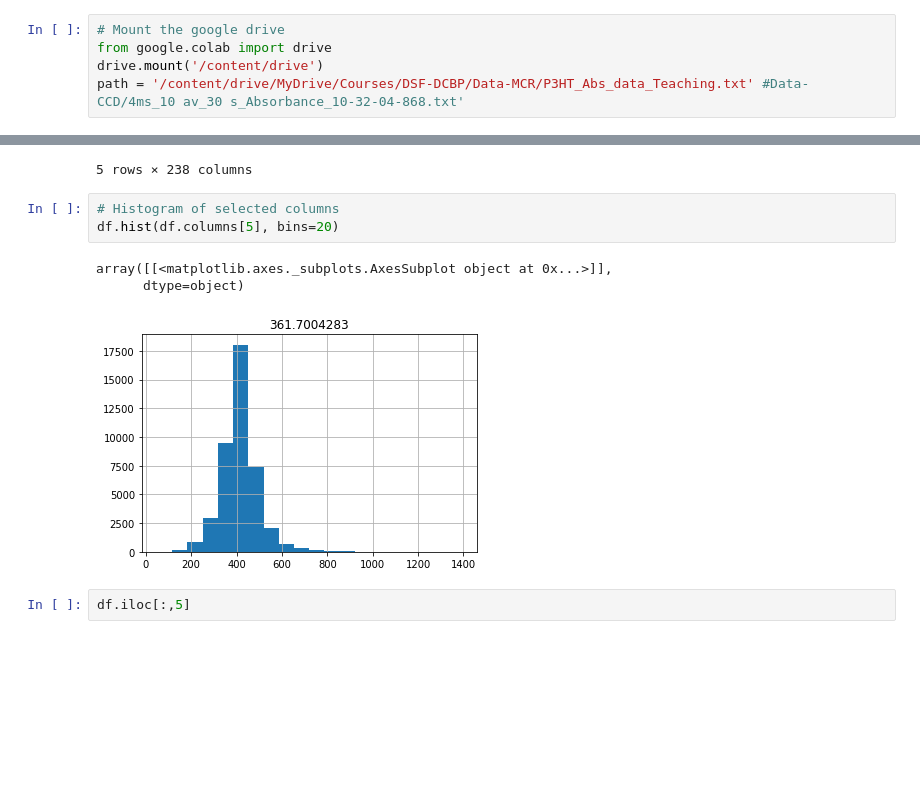
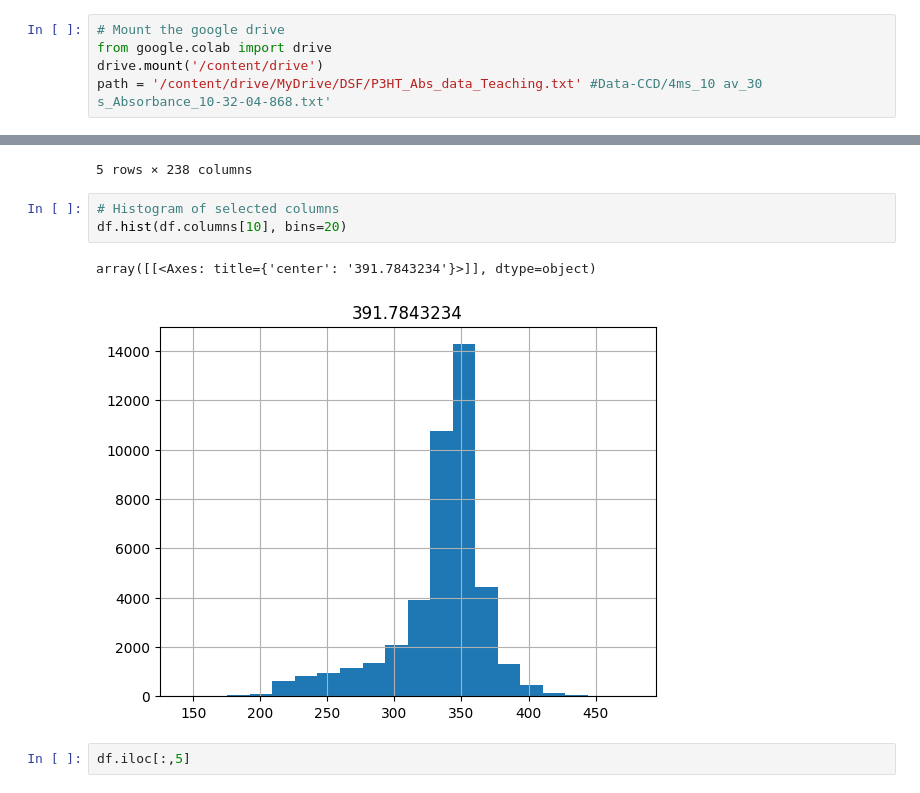
Before and after one commit to studerlukas/Studer-Lukas, a Jupyter notebook: 12_Fitting.ipynb, the cells around one changed output, grey strips where cells are left out. Drawn from its saved outputs; the diff is of its cells as text; blank space fills up the shorter version.

```diff
--- a/12_Fitting.ipynb
+++ b/12_Fitting.ipynb
@@ -22,5 +22,5 @@ The scipy.stats module has many probability density functions which can be used
 # Mount the google drive
 from google.colab import drive
 drive.mount('/content/drive')
-path = '/content/drive/MyDrive/Courses/DSF-DCBP/Data-MCR/P3HT_Abs_data_Teaching.txt' #Data-CCD/4ms_10 av_30 s_Absorbance_10-32-04-868.txt'
+path = '/content/drive/MyDrive/DSF/P3HT_Abs_data_Teaching.txt' #Data-CCD/4ms_10 av_30 s_Absorbance_10-32-04-868.txt'
 # %% [output]
@@ -48,11 +48,10 @@ df.head()
 5 rows × 238 columns
 # %%
 # Histogram of selected columns
-df.hist(df.columns[5], bins=20)
+df.hist(df.columns[10], bins=20)
 # %% [output]
-array([[<matplotlib.axes._subplots.AxesSubplot object at 0x...>]],
-      dtype=object)
+array([[<Axes: title={'center': '391.7843234'}>]], dtype=object)
-[figure, old version]
+[figure, new version]
 # %%
 df.iloc[:,5]
 # %% [output]
```
Also changed, not shown: parts of 7 cells of this notebook.
